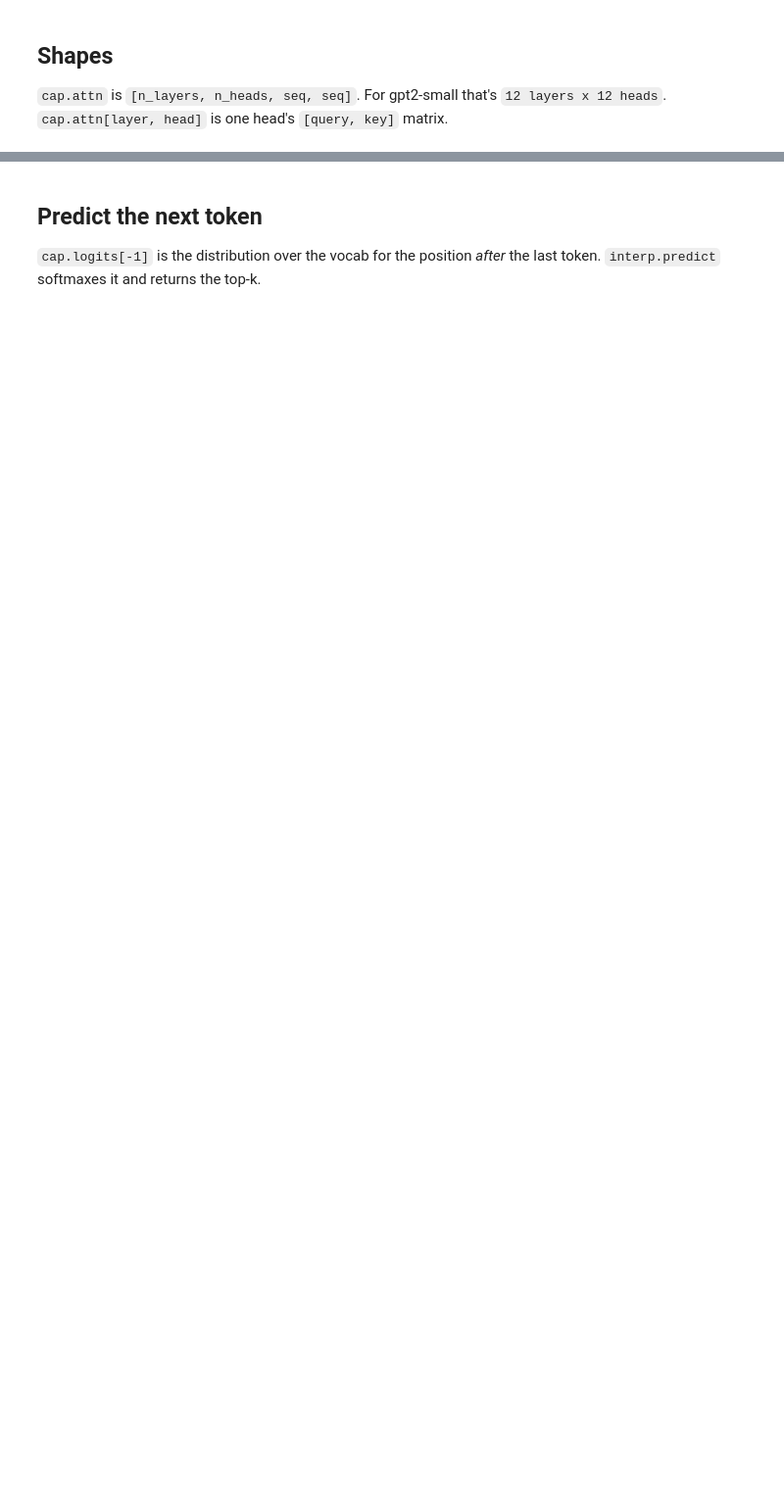
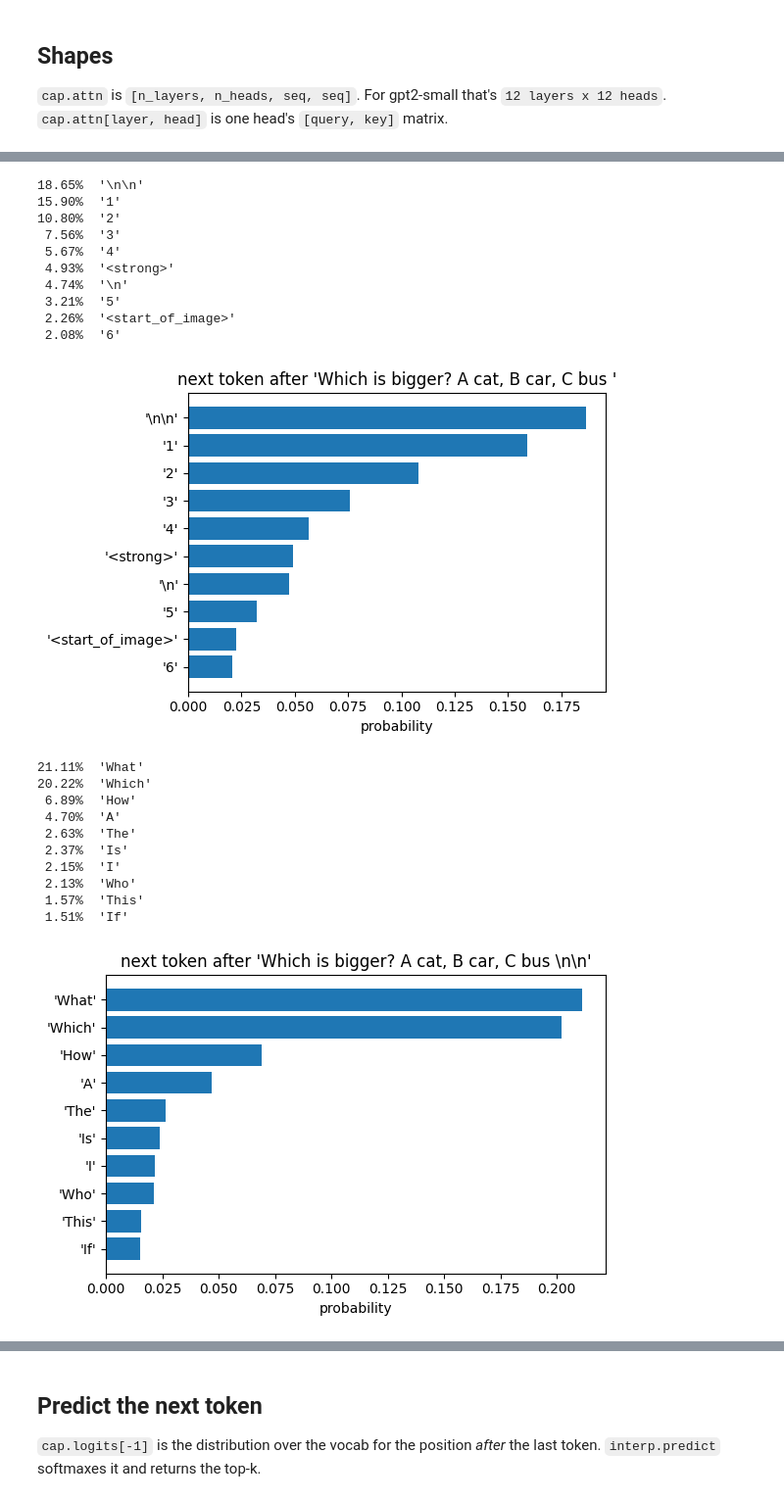
Before and after one commit to nshelton/c3p0, a Jupyter notebook: viz.ipynb, the cells around one changed output, grey strips where cells are left out. Shown at 98% size. Saved outputs shown, nothing was run; the diff lists cells and outputs as text; code cells hidden in the pictures; blank space fills up the shorter version.

```diff
--- a/viz.ipynb
+++ b/viz.ipynb
@@ -32,0 +29,47 @@ logits:   (6, 50257) [seq, vocab]
+# %%
+from tqdm import tqdm
+
+caps = []
+text =  "Which is bigger? A cat, B car, C bus "
+for _ in tqdm(range(10)):
+    cap = interp.run(m, text)
+
+    top = interp.predict(m, cap, k=10)
+
+    toks = [t for t, _ in top][::-1]
+    ps = [p for _, p in top][::-1]
+    plt.figure(figsize=(6, 4))
+    plt.barh(range(len(toks)), ps)
+    plt.yticks(range(len(toks)), [repr(t) for t in toks])
+    plt.xlabel("probability")
+    plt.title(f"next token after {cap.prompt!r}")
+    plt.tight_layout()
+    plt.show()
+
+
+    next_tok = m.to_single_str_token(int(cap.logits[-1].argmax()))
+    text = text + next_tok
+    caps.append(cap)
+# %% [output]
+18.65%  '\n\n'
+15.90%  '1'
+10.80%  '2'
+ 7.56%  '3'
+ 5.67%  '4'
+ 4.93%  '<strong>'
+ 4.74%  '\n'
+ 3.21%  '5'
+ 2.26%  '<start_of_image>'
+ 2.08%  '6'
+[figure, added]
+21.11%  'What'
+20.22%  'Which'
+ 6.89%  'How'
+ 4.70%  'A'
+ 2.63%  'The'
+ 2.37%  'Is'
+ 2.15%  'I'
+ 2.13%  'Who'
+ 1.57%  'This'
+ 1.51%  'If'
+[figure, added]
```
Also changed, not shown: parts of 11 cells of this notebook, 2 other files.
